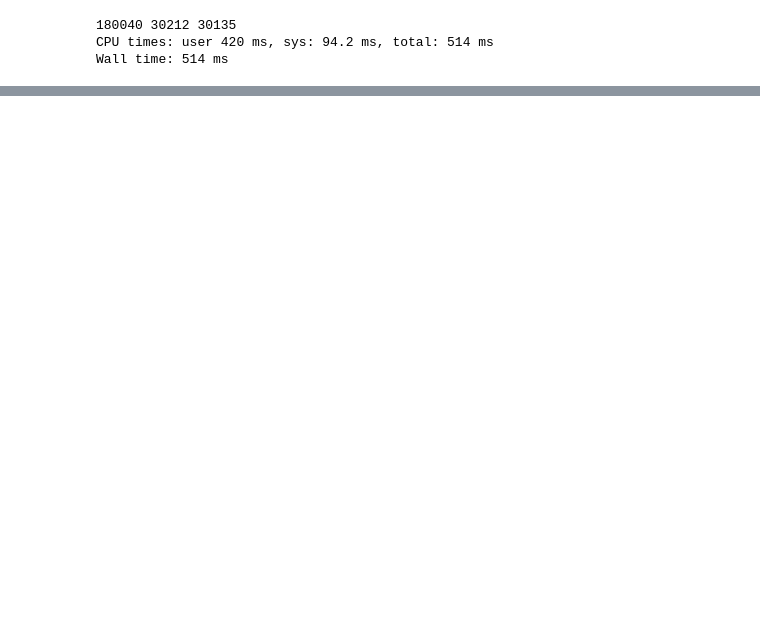
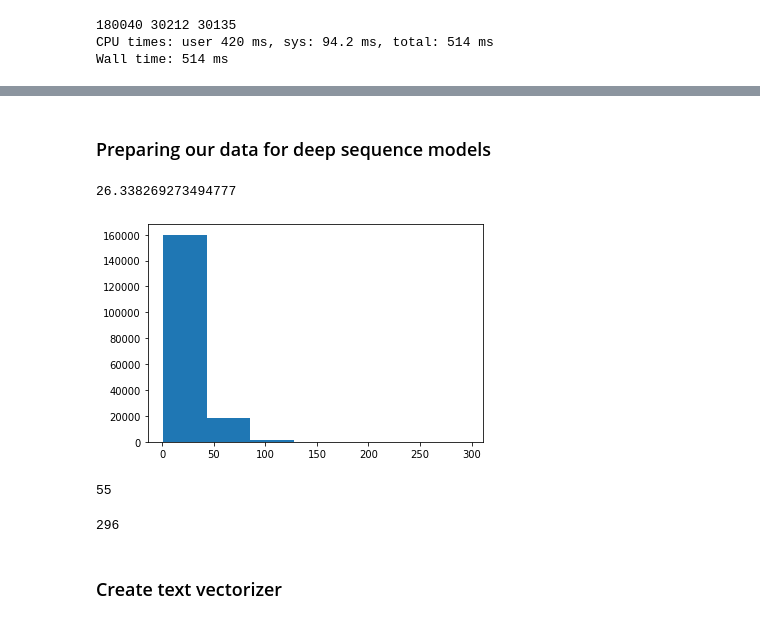
Before and after one commit to boradj/Abstract-Simplifier, a Jupyter notebook: SkimLit.ipynb, the cells around one changed output, grey strips where cells are left out. Cells and saved outputs as stored; diff of their text form; code cells hidden in the pictures; blank space fills up the shorter version.

```diff
--- a/SkimLit.ipynb
+++ b/SkimLit.ipynb
@@ -175,0 +189,6 @@ train_df.head(14)
+# %%
+# Converting abstract text lines into lists
+train_sentences = train_df["text"].tolist()
+val_sentences = val_df["text"].tolist()
+test_sentences = test_df["text"].tolist()
+len(train_sentences), len(val_sentences), len(test_sentences)
@@ -175,0 +285,2 @@ train_df.head(14)
+# %% [markdown]
+### Preparing our data for deep sequence models
@@ -175,0 +291,13 @@ train_df.head(14)
+# %%
+# Checking average length of sentenses
+sent_lens = [len(sentence.split()) for sentence in train_sentences]
+avg_sent_len = np.mean(sent_lens)
+avg_sent_len # return average sentence length (in tokens)
+# %% [output]
+26.338269273494777
+# %%
+# What's the distribution look like?
+import matplotlib.pyplot as plt
+plt.hist(sent_lens, bins=7);
+# %% [output]
+[figure, added]
@@ -175,0 +307,15 @@ train_df.head(14)
+# %%
+# length of sequence, so it can cover more 90 percent
+
+output_seq_len = int(np.percentile(sent_lens, 95))
+output_seq_len
+# %% [output]
+55
+# %%
+# Maximum sentence length in the training set
+
+max(sent_lens)
+# %% [output]
+296
+# %% [markdown]
+### Create text vectorizer
```
Also changed, not shown: parts of 82 cells of this notebook.
